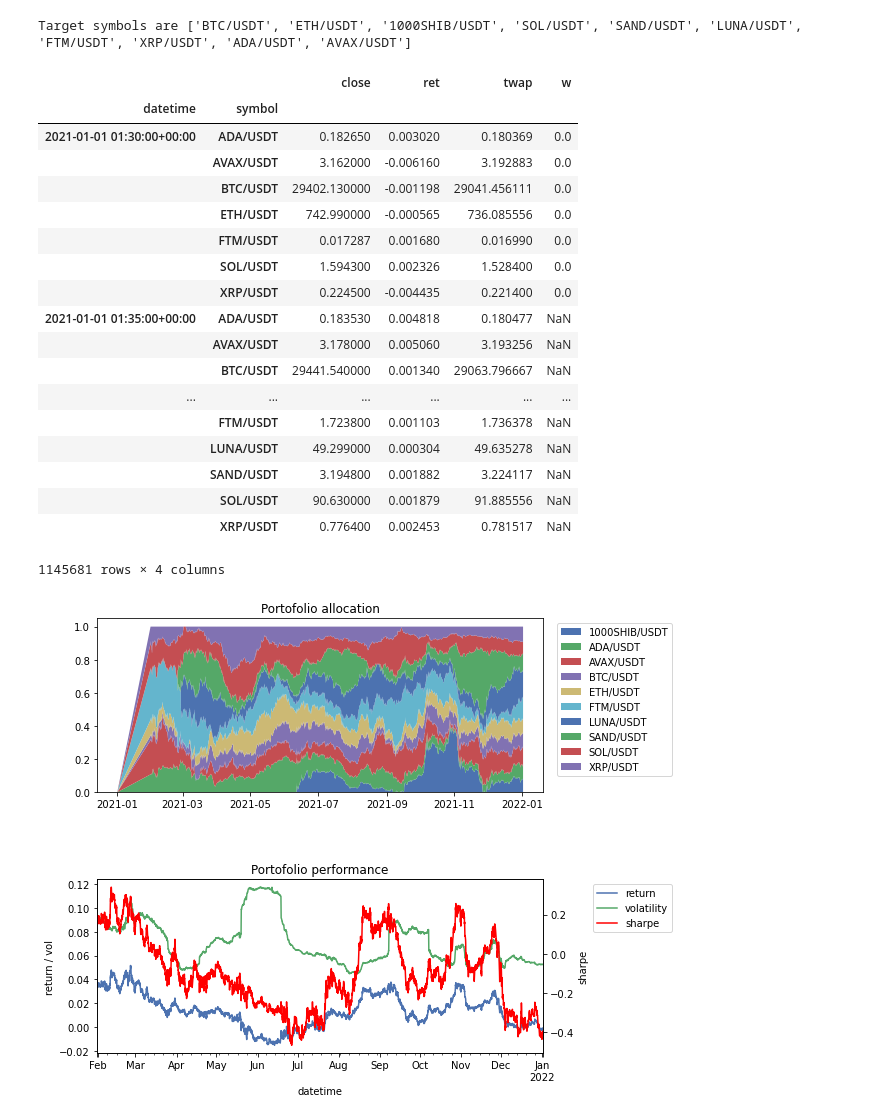
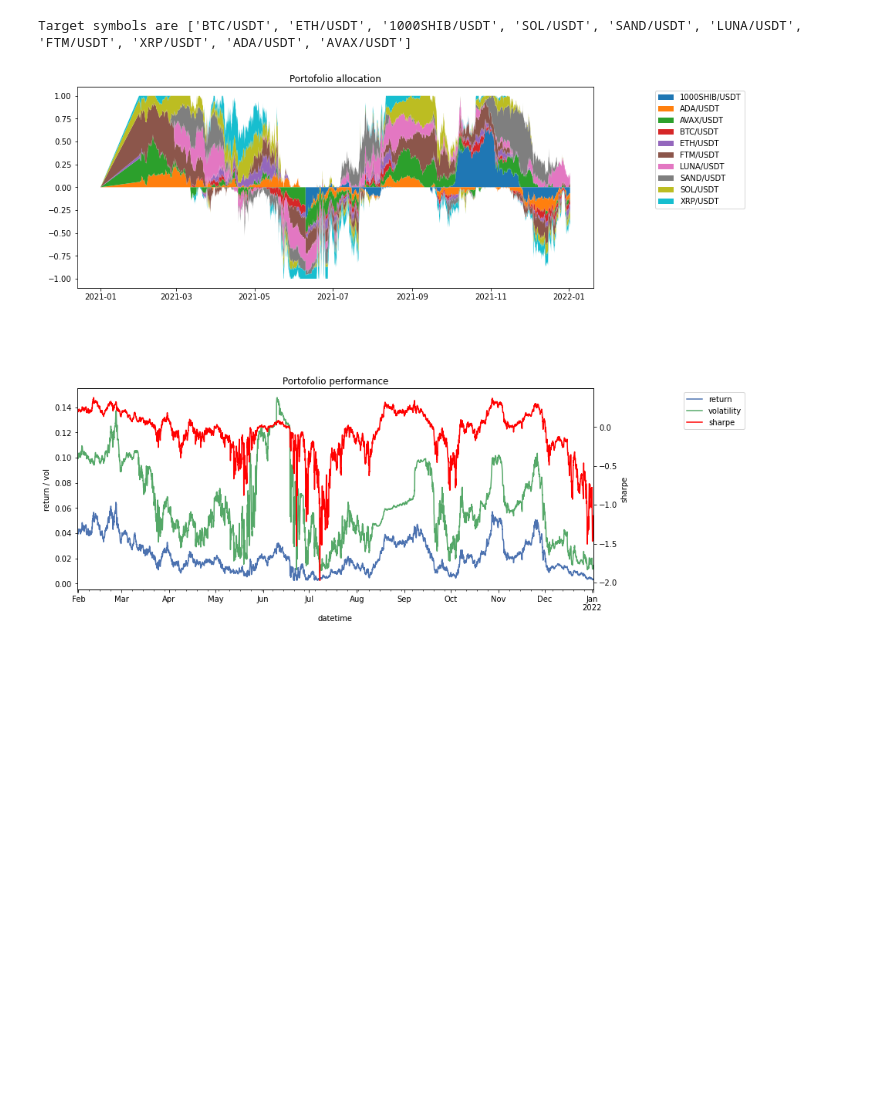
Before and after one commit to takahiro47/crypto_portfolio_bot, a Jupyter notebook: crypto_portfolio_bot.ipynb, the cells around one changed output. Drawn from its saved outputs; the diff is of its cells as text; code cells hidden in the pictures; blank space fills up the shorter version.

Commit message:
Improved negative position handling

```diff
--- a/crypto_portfolio_bot.ipynb
+++ b/crypto_portfolio_bot.ipynb
@@ -13,11 +14,12 @@ mlflow.set_experiment('crypto_portfolio_bot')
 
 # 実験のパラメータ
 experiment_options = {
-    'risk_target': 0.5,
-    'download_timebar': True,
+    'objective_type': 'efficient_risk',
+    'objective_param': 0.2,
+    'download_timebar': False,
     'calculate_topx': False,
     'l2_reg': True,
-    'abs_limit': True,
+    'l2_reg_gamma': 0.05,
     'weight_upper_bound': 1,
     'weight_lower_bound': -1,
     'rebalance_interval': 2*60*60, # ポートフォリオリバランス間隔 [秒]
@@ -129,6 +132,9 @@ def download_timebar(targets):
                 _pbar.n = since - origin
                 _pbar.set_postfix_str(f'{_exchange}, {_symbol}, {_interval}, row_counts: {len(df)}')
                 _pbar.refresh()
+
+            _pbar.n = int(till - origin)
+            _pbar.refresh()
 # %%
 # CCXTのクライアントを作り、無期限先物市場の5分足情報をTimescaleDBに書き込む
 
@@ -206,7 +212,7 @@ df_portfolio = pd.concat(dfs).set_index(['datetime', 'symbol']).sort_index()
 
 # ウェイトを入れる列を準備する
 df_portfolio['w'] = np.nan
-_row_index = df_portfolio.iloc[0].name
+_row_index = df_portfolio.index[0]
 df_portfolio.loc[idxslice[_row_index, :], 'w'] = 0.0
 # %%
 # PyPortfolioOptを利用してポートフォリオウェイトを計算
@@ -258,60 +283,46 @@ df_portfolio_performance = pd.DataFrame(array_performance, columns=['datetime',
 # %%
-import matplotlib.pyplot as plt
-
 pd.set_option("display.max_rows", 30)
 pd.set_option("display.min_rows", 30)
-display(df_portfolio)
+#display(df_portfolio)
 pd.reset_option("display.max_rows")
 pd.reset_option("display.min_rows")
 
 
 # 行のすべてのウェイトが0またはNaNの行を削除してウェイト用のDataFrameを完成させる
 df_weight = df_portfolio.reset_index().pivot(index = 'datetime', columns = 'symbol', values='w').dropna(how = 'all').fillna(0)
+#display(df_weight)
+df_weight_positive = df_weight[df_weight >= 0].fillna(0)
+df_weight_negative = df_weight[df_weight < 0].fillna(0)
 
-fig, ax = plt.subplots(2, 1, figsize=(8, 8))
+fig, ax = plt.subplots(2, 1, figsize=(12, 12))
 plt.subplots_adjust(wspace=0.2, hspace=0.5)
 
-ax[0].stackplot(df_weight['2021-01-01':'2022-01-01'].index, df_weight['2021-01-01':'2022-01-01'].T, labels=df_weight.columns)
-ax[0].legend(bbox_to_anchor=(1.3, 1))
+# ウェイトの描画
+ax[0].stackplot(df_weight_positive['2021-01-01':'2022-01-01'].index, df_weight_positive['2021-01-01':'2022-01-01'].T, colors=('#1f77b4', '#ff7f0e', '#2ca02c', '#d62728', '#9467bd', '#8c564b', '#e377c2', '#7f7f7f', '#bcbd22', '#17becf'), labels=df_weight_positive.columns)
+handle, label = ax[0].get_legend_handles_labels()
+ax[0].stackplot(df_weight_negative['2021-01-01':'2022-01-01'].index, df_weight_negative['2021-01-01':'2022-01-01'].T, colors=('#1f77b4', '#ff7f0e', '#2ca02c', '#d62728', '#9467bd', '#8c564b', '#e377c2', '#7f7f7f', '#bcbd22', '#17becf'), labels=df_weight_negative.columns)
+ax[0].legend(handle, label, bbox_to_anchor=(1.3, 1))
 ax[0].set_title(f'Portofolio allocation')
 
-lines = []
+# ポートフォリオパフォーマンス表示用のデータフレームを準備
+df_portfolio_performance = pd.DataFrame(array_performance, columns=['datetime', 'return', 'volatility', 'sharpe']).set_index('datetime', drop = True)
 
+# ポートフォリオパフォーマンス描画
 df_portfolio_performance['2021-01-01':'2022-01-01']['return'].plot(ax = ax[1], label='return')
 df_portfolio_performance['2021-01-01':'2022-01-01']['volatility'].plot(ax = ax[1], label='volatility')
 ax_sub = ax[1].twinx()
 ax_sub.set_ylabel('sharpe')
 df_portfolio_performance['2021-01-01':'2022-01-01']['sharpe'].plot(ax = ax_sub, style='r-', label='sharpe')
 ax[1].set_title(f'Portofolio performance')
 ax[1].set_ylabel('return / vol')
 handle, label = ax[1].get_legend_handles_labels()
 handle2, label2 = ax_sub.get_legend_handles_labels()
 
 ax[1].legend(handle + handle2, label + label2, bbox_to_anchor=(1.3, 1))
 
-
+mlflow.log_figure(fig, 'portofolio.png')
 fig.show()
-#mlflow.log_figure(fig, 'portofolio_weight.png')
 # %% [output]
-|  |  | close | ret | twap | w |
-| datetime | symbol |  |  |  |  |
-| 2021-01-01 01:30:00+00:00 | ADA/USDT | 0.182650 | 0.003020 | 0.180369 | 0.0 |
-|  | AVAX/USDT | 3.162000 | -0.006160 | 3.192883 | 0.0 |
-|  | BTC/USDT | 29402.130000 | -0.001198 | 29041.456111 | 0.0 |
-|  | ETH/USDT | 742.990000 | -0.000565 | 736.085556 | 0.0 |
-|  | FTM/USDT | 0.017287 | 0.001680 | 0.016990 | 0.0 |
-|  | SOL/USDT | 1.594300 | 0.002326 | 1.528400 | 0.0 |
-|  | XRP/USDT | 0.224500 | -0.004435 | 0.221400 | 0.0 |
-| 2021-01-01 01:35:00+00:00 | ADA/USDT | 0.183530 | 0.004818 | 0.180477 | NaN |
-|  | AVAX/USDT | 3.178000 | 0.005060 | 3.193256 | NaN |
-|  | BTC/USDT | 29441.540000 | 0.001340 | 29063.796667 | NaN |
-| ... | ... | ... | ... | ... | ... |
-|  | FTM/USDT | 1.723800 | 0.001103 | 1.736378 | NaN |
-|  | LUNA/USDT | 49.299000 | 0.000304 | 49.635278 | NaN |
-|  | SAND/USDT | 3.194800 | 0.001882 | 3.224117 | NaN |
-|  | SOL/USDT | 90.630000 | 0.001879 | 91.885556 | NaN |
-|  | XRP/USDT | 0.776400 | 0.002453 | 0.781517 | NaN |
-1145681 rows × 4 columns
-[figure, old version]
+[figure, new version]
 # %%
 mlflow.end_run()
```
Also changed, not shown: parts of 4 cells of this notebook.
